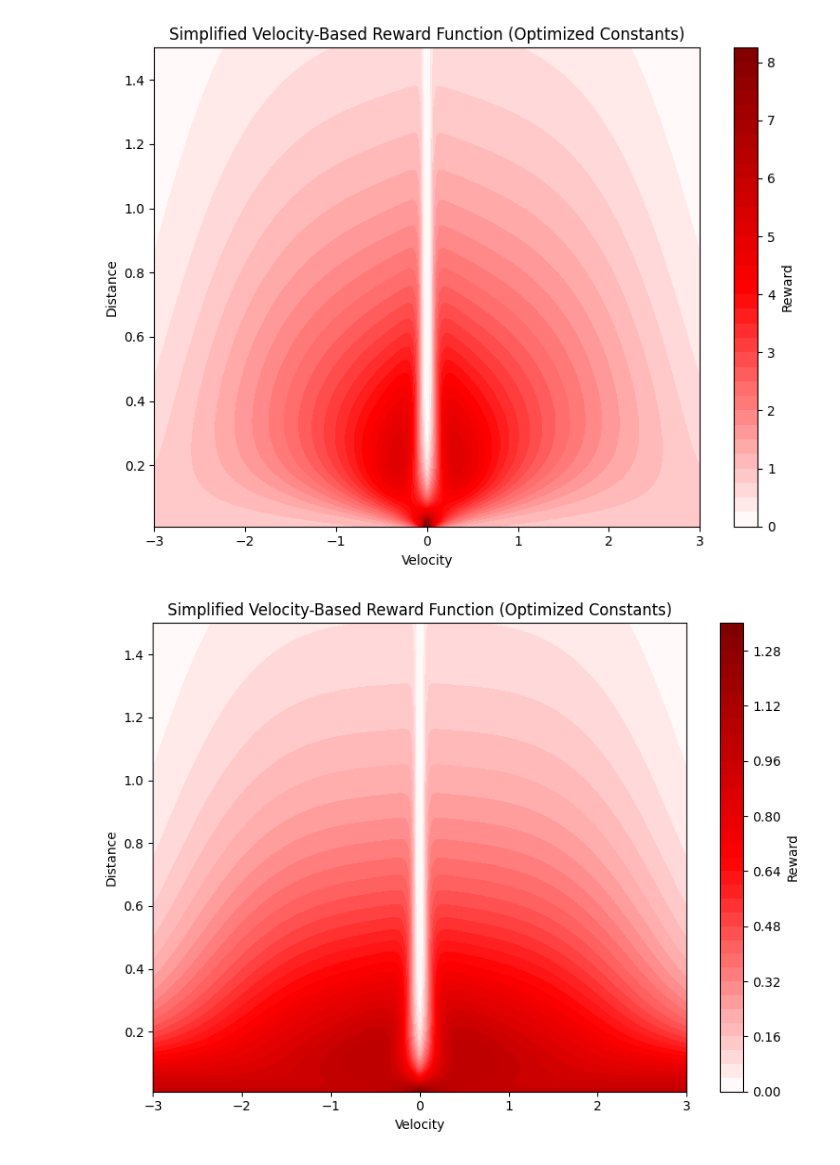
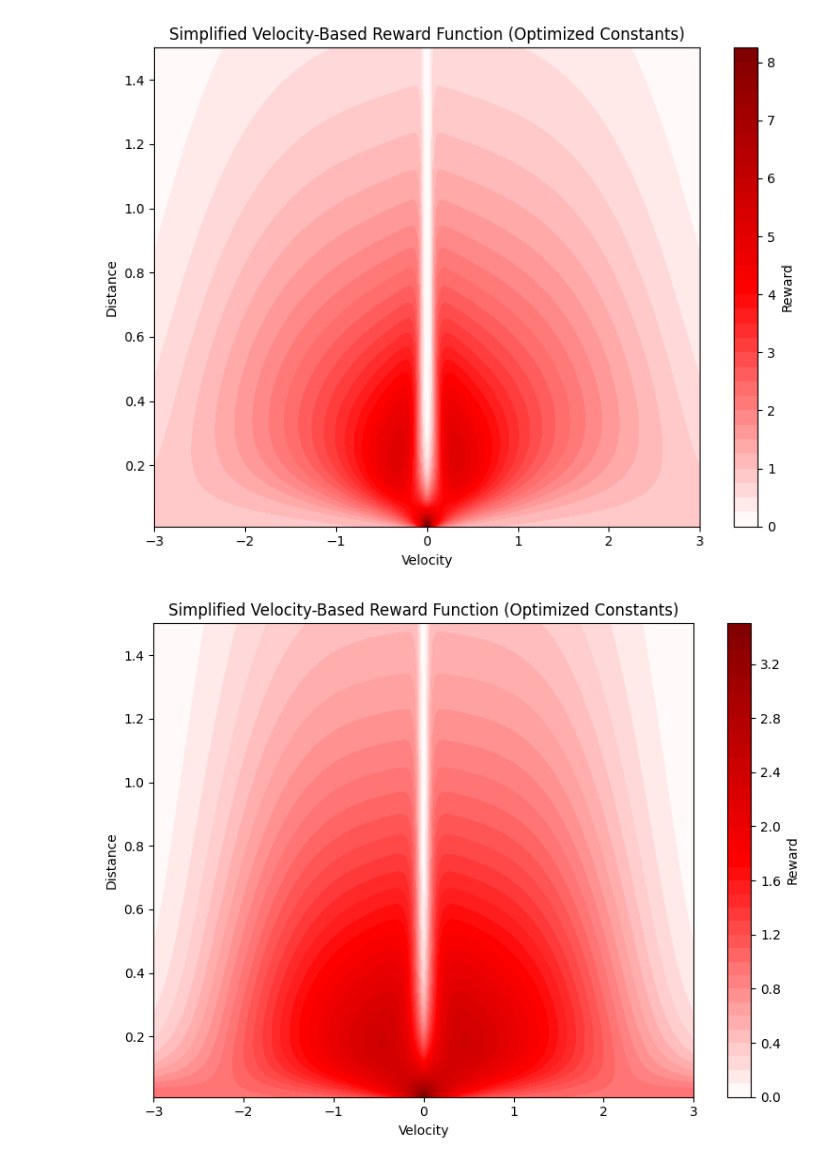
Before and after one commit to FLAIROx/JaxMARL, a Jupyter notebook: jaxmarl/environments/mabrax/vel_reward.ipynb, the cells around one changed output. Saved outputs shown, nothing was run; the diff lists cells and outputs as text; code cells hidden in the pictures.

Commit message:
refined reward

```diff
--- a/jaxmarl/environments/mabrax/vel_reward.ipynb
+++ b/jaxmarl/environments/mabrax/vel_reward.ipynb
@@ -128,36 +122,35 @@ plt.show()
 # %%
 import jax.numpy as jp
 def tracking_reward(velocity, distance):
-        vel_cap = 1 - 0.05 * velocity**4
-        zero_at_target = 30.0 * distance * jp.exp(-50.0 * distance * jp.abs(velocity))
-        no_zero_while_error = jp.exp(-(2.0 / (20.0 * distance + 0.1)) * jp.abs(velocity))
-        reward = no_zero_while_error * (vel_cap - zero_at_target)
-        reward = jp.exp(0.5 * reward)
-        reward *= jp.exp(-2.0 * jp.abs(distance))
-        return reward
-
+    vel_cap = 3.45 - 0.115 * velocity**4
+    zero_at_target =  14.7 * distance * jp.exp(-33.1 * distance * jp.abs(velocity))
+    no_zero_while_error = jp.exp(- (1.6 / (26.0 * distance + 0.3)) * jp.abs(velocity))
+    reward = no_zero_while_error * (vel_cap - zero_at_target)
+    reward = jp.exp(0.4 * reward)
+    reward *= jp.exp(-1.4 * jp.abs(distance))
+    return reward
 
 # Compute grid
 velocity_vals = np.linspace(-3, 3, 200)
 distance_vals = np.linspace(0.01, 1.5, 200)
 velocity_grid, distance_grid = np.meshgrid(velocity_vals, distance_vals)
 
 # Compute reward over grid
 reward_grid = tracking_reward(velocity_grid, distance_grid)
 
 # Plot
 plt.figure(figsize=(8, 6))
 colormap = plt.contourf(
     velocity_grid, distance_grid, reward_grid,
     levels=40, cmap='seismic',
     vmin=-np.max(np.abs(reward_grid)),
     vmax=np.max(np.abs(reward_grid))
 )
 plt.colorbar(colormap, label='Reward')
 plt.xlabel('Velocity')
 plt.ylabel('Distance')
 plt.title('Simplified Velocity-Based Reward Function (Optimized Constants)')
 plt.tight_layout()
 plt.show()
 # %% [output]
-[figure, old version]
+[figure, new version]
```
Also changed, not shown: parts of 1 cell of this notebook, 1 other file.
